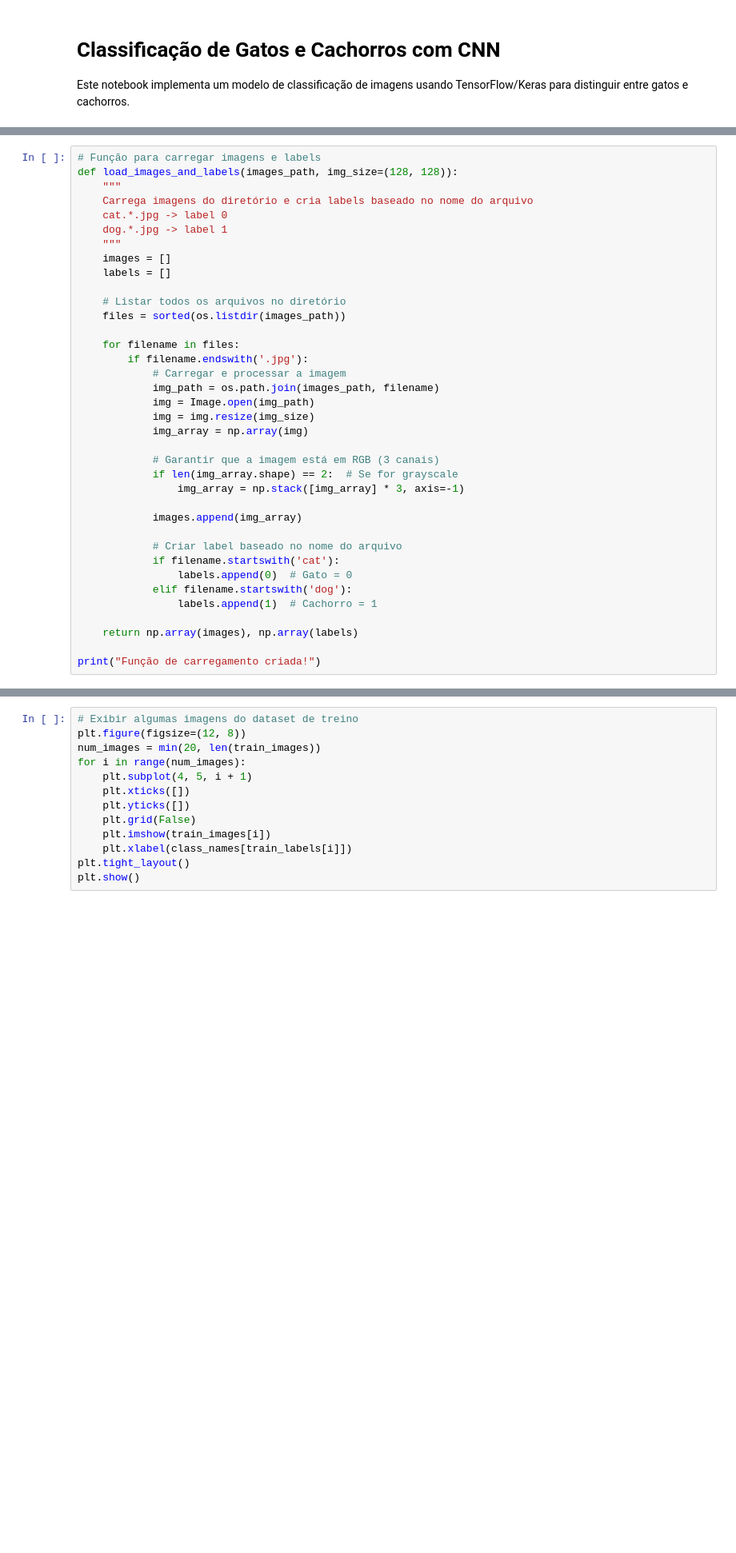
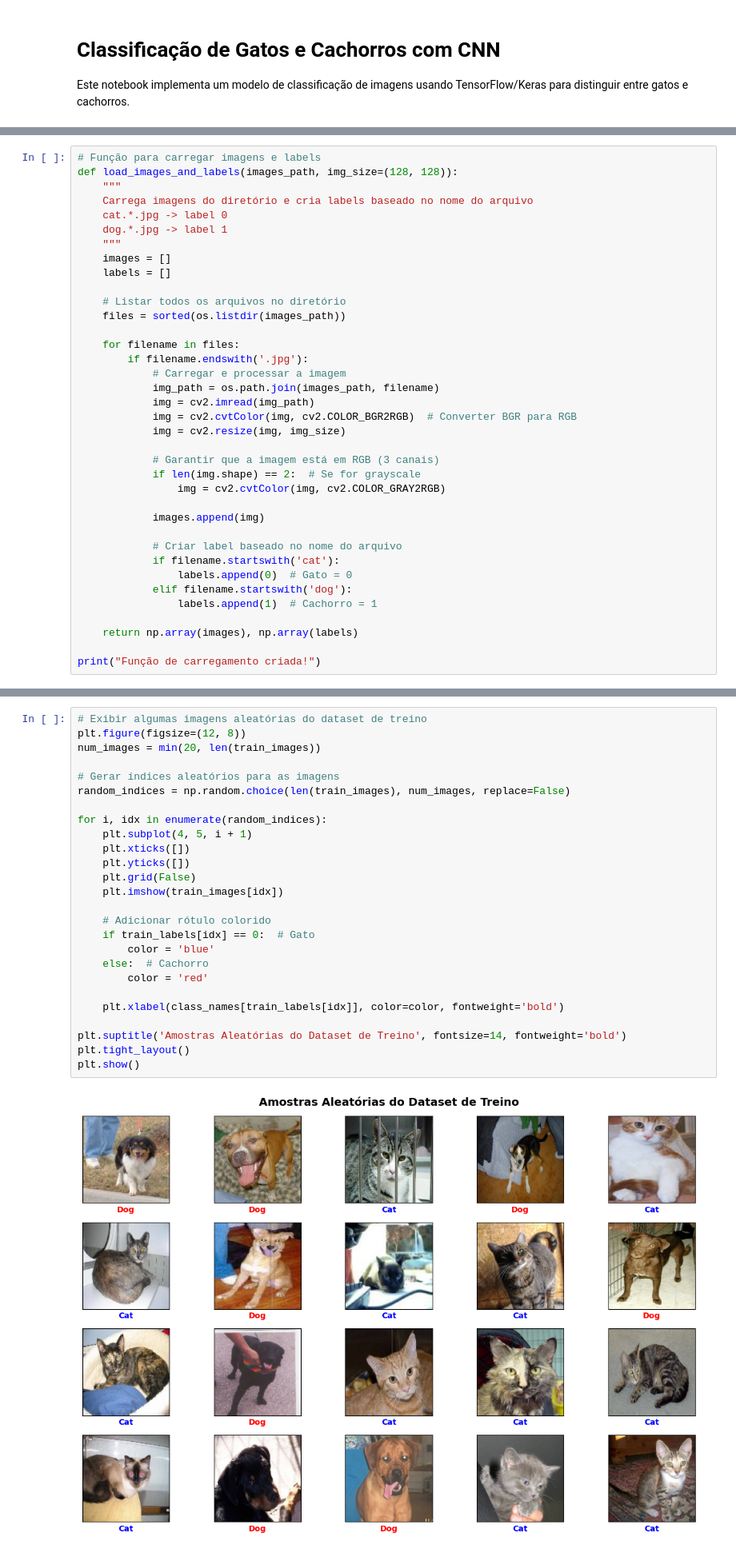
Before and after one commit to EdsonHenrique96/fiap-fase6-rocket, a Jupyter notebook: cats_dogs_cnn.ipynb, the cells around one changed output, grey strips where cells are left out. Shown at 80% size. Cells and saved outputs as stored; diff of their text form; blank space fills up the shorter version.

```diff
--- a/cats_dogs_cnn.ipynb
+++ b/cats_dogs_cnn.ipynb
@@ -40,15 +53,15 @@ def load_images_and_labels(images_path, img_size=(128, 128)):
         if filename.endswith('.jpg'):
             # Carregar e processar a imagem
             img_path = os.path.join(images_path, filename)
-            img = Image.open(img_path)
-            img = img.resize(img_size)
-            img_array = np.array(img)
+            img = cv2.imread(img_path)
+            img = cv2.cvtColor(img, cv2.COLOR_BGR2RGB)  # Converter BGR para RGB
+            img = cv2.resize(img, img_size)
 
             # Garantir que a imagem está em RGB (3 canais)
-            if len(img_array.shape) == 2:  # Se for grayscale
-                img_array = np.stack([img_array] * 3, axis=-1)
+            if len(img.shape) == 2:  # Se for grayscale
+                img = cv2.cvtColor(img, cv2.COLOR_GRAY2RGB)
 
-            images.append(img_array)
+            images.append(img)
 
             # Criar label baseado no nome do arquivo
             if filename.startswith('cat'):
@@ -84,16 +114,31 @@ print(f"Classes: {class_names}")
 # %%
-# Exibir algumas imagens do dataset de treino
+# Exibir algumas imagens aleatórias do dataset de treino
 plt.figure(figsize=(12, 8))
 num_images = min(20, len(train_images))
-for i in range(num_images):
+
+# Gerar índices aleatórios para as imagens
+random_indices = np.random.choice(len(train_images), num_images, replace=False)
+
+for i, idx in enumerate(random_indices):
     plt.subplot(4, 5, i + 1)
     plt.xticks([])
     plt.yticks([])
     plt.grid(False)
-    plt.imshow(train_images[i])
-    plt.xlabel(class_names[train_labels[i]])
+    plt.imshow(train_images[idx])
+
+    # Adicionar rótulo colorido
+    if train_labels[idx] == 0:  # Gato
+        color = 'blue'
+    else:  # Cachorro
+        color = 'red'
+
+    plt.xlabel(class_names[train_labels[idx]], color=color, fontweight='bold')
+
+plt.suptitle('Amostras Aleatórias do Dataset de Treino', fontsize=14, fontweight='bold')
 plt.tight_layout()
 plt.show()
+# %% [output]
+[figure, added]
 # %%
 # Normalizar os dados
 # Toda imagem é representada por uma matriz de pixels que vai de 0 a 255
```
Also changed, not shown: parts of 14 cells of this notebook.
